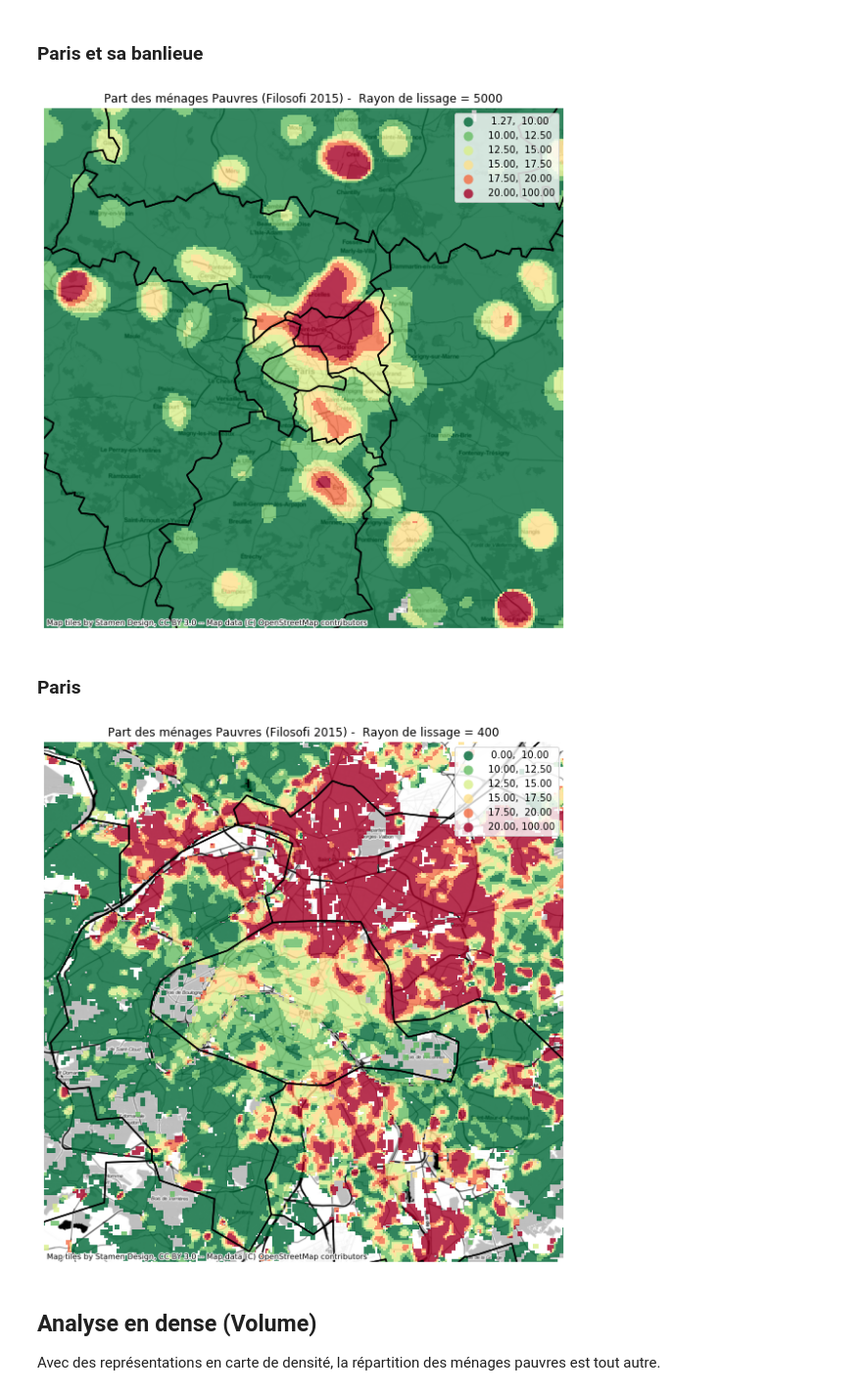
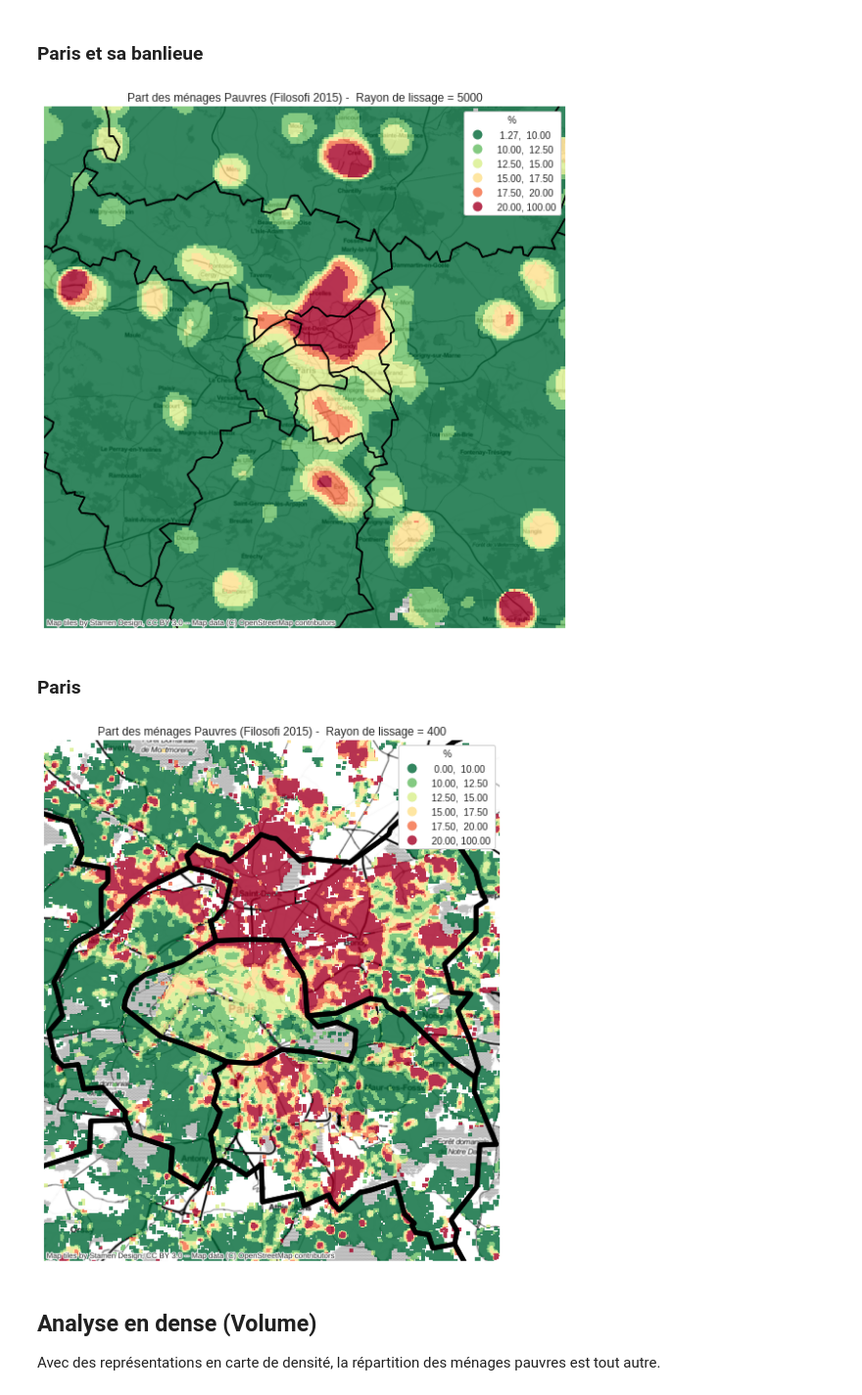
Before and after one commit to ifeuerstein/Manipulation_des_donnees_carroyees, a Jupyter notebook: 2_Exploration_pauvreté.ipynb, the cells around one changed output. Shown at 98% size. Saved outputs shown, nothing was run; the diff lists cells and outputs as text; code cells hidden in the pictures.

```diff
--- a/2_Exploration_pauvreté.ipynb
+++ b/2_Exploration_pauvreté.ipynb
@@ -42,7 +44,7 @@ shutil.unpack_archive('Filosofi2015_carreaux_200m_metropole_shp.7z', '')
 # %%
 sdf = gpd.read_file('Filosofi2015_carreaux_200m_metropole.shp')
 # %%
-Men = sdf[['IdINSPIRE','geometry', 'Depcom', 'Men', 'Men_pauv']].copy()
+Men = sdf[['IdINSPIRE','geometry', 'Depcom', 'Men', 'Men_pauv', 'Ind_snv', 'Ind']].copy()
 Men['x'] = Men.geometry.centroid.x
 Men['y'] = Men.geometry.centroid.y
 # %% [markdown]
@@ -85,7 +88,8 @@ ax = liss_Paris_extra.plot('ratio_pauvre',
                       figsize=(10,10),
                       cmap = 'RdYlGn_r',
                       legend=True,
-                      alpha=0.8)
+                      alpha=0.8,
+                      legend_kwds={'loc': 'best', 'frameon':True, 'framealpha':1, 'title':'%'})
 departement.geometry.boundary.plot(color="black", ax=ax)
 ax.set_axis_off()
 ax.set_xlim((651935-55000, 651935+55000))
@@ -93,32 +97,33 @@ ax.set_ylim((6862339-55000, 6862339+55000))
 ax.set_title('Part des ménages Pauvres (Filosofi 2015) -  Rayon de lissage = 5000')
 cx.add_basemap(ax, crs=liss_Paris_extra.crs.to_string(),source=cx.providers.Stamen.Toner)
 # %% [output]
-[figure, old version]
+[figure, new version]
 # %% [markdown]
 ### Paris
 # %%
-Men_Paris_intra = Men_Paris.cx[(651935.49-20000):(651935.49+20000),(6862339.24-20000):(6862339.24+20000)]
+Men_Paris_intra = Men_Paris.cx[(651935.49-20000):(651935.49+25000),(6862339.24-20000):(6862339.24+20000)]
 # %%
-liss_Paris_intra = btb.kernelSmoothing(Men_Paris_intra[['Men', 'Men_pauv', 'x', 'y']], '2154', 100, 400,verbose=False)
+liss_Paris_intra = btb.kernelSmoothing(Men_Paris_intra[['Men', 'Men_pauv', 'x', 'y', 'Ind_snv', 'Ind']], '2154', 100, 400,verbose=False)
 # %%
 liss_Paris_intra['ratio_pauvre'] = liss_Paris_intra.Men_pauv / liss_Paris_intra.Men * 100
 # %%
 bins = [10, 12.5, 15, 17.5, 20, 100]
 ax = liss_Paris_intra.plot('ratio_pauvre',
                       scheme='user_defined',
                       classification_kwds={'bins': bins},
                       figsize=(10,10),
                       cmap = 'RdYlGn_r',
                       legend=True,
-                      alpha=0.8)
-departement.geometry.boundary.plot(color="black", ax=ax)
+                      alpha=0.8,
+                      legend_kwds={'loc': 'best', 'frameon':True, 'framealpha':1, 'title':'%'})
+departement.geometry.boundary.plot(color="black", ax=ax, linewidth=5)
 ax.set_axis_off()
-ax.set_xlim((651935-15000, 651935+15000))
-ax.set_ylim((6862339-15000, 6862339+15000))
+ax.set_xlim((651935-15000, 651935+20000))
+ax.set_ylim((6862339-20000, 6862339+20000))
 ax.set_title('Part des ménages Pauvres (Filosofi 2015) -  Rayon de lissage = 400')
 cx.add_basemap(ax, crs=liss_Paris_intra.crs.to_string(),source=cx.providers.Stamen.Toner)
 # %% [output]
-[figure, old version]
+[figure, new version]
 # %% [markdown]
 ## Analyse en dense (Volume)
 
```
Also changed, not shown: parts of 24 cells of this notebook.
